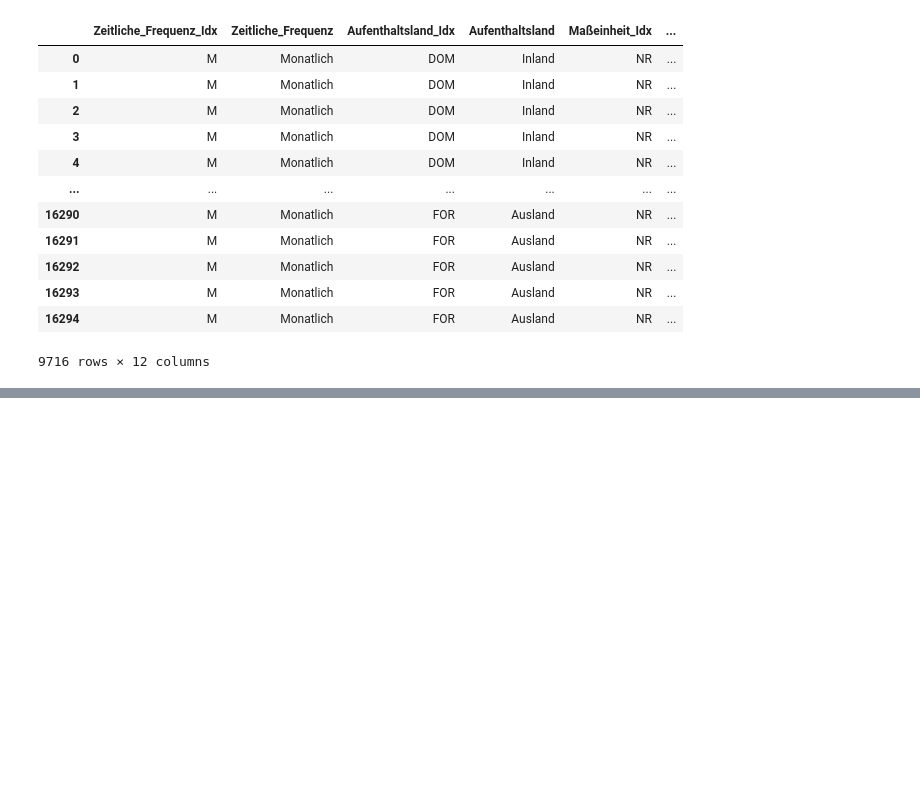
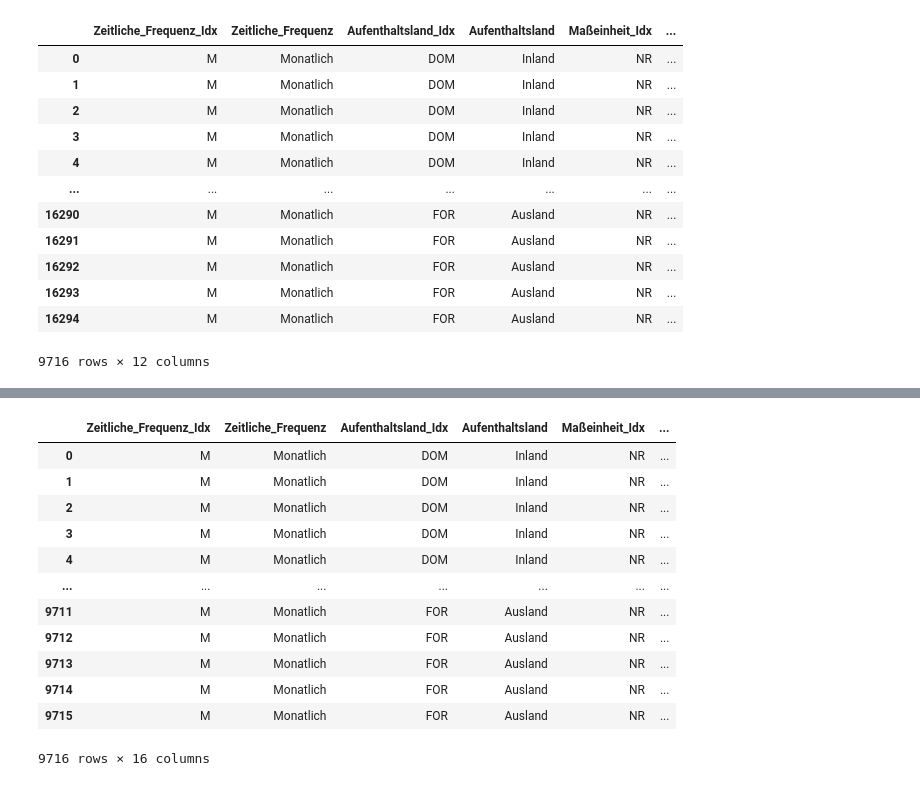
Before and after one commit to predragt565/datascience-abschlussprojekt, a Jupyter notebook: data/estat_tour_overnight_stays_eu10.ipynb, the cells around one changed output, grey strips where cells are left out. Drawn from its saved outputs; the diff is of its cells as text; code cells hidden in the pictures; blank space fills up the shorter version.

```diff
--- a/data/estat_tour_overnight_stays_eu10.ipynb
+++ b/data/estat_tour_overnight_stays_eu10.ipynb
@@ -155,3 +192,44 @@ display(df_pct)
+# %%
+# Calculate percentage change same month over base year 2012
+# Define the grouping columns
+group_cols = ["Aufenthaltsland_Idx", "NACEr2_Idx", "Geopolitische_Meldeeinheit_Idx"]
+
+# # Extract month part to align with base year
+df_anzahl["month"] = df_anzahl["JahrMonat"].str[-2:]
+
+# Create a reference DataFrame with 2012 values
+base = (
+    df_anzahl[df_anzahl["JahrMonat"].str.startswith("2012")]
+    .loc[:, group_cols + ["month", "value"]]
+    .rename(columns={"value": "base_value"})
+)
+
+# Merge base year values on group + month
+df_12 = df_anzahl.merge(base, on=group_cols + ["month"], how="left")
+
+# Calculate percentage change from base
+df_12["pch_sm_12"] = np.where(
+    df_12["base_value"].notnull() & (df_12["base_value"] != 0),
+    round(((df_12["value"] - df_12["base_value"]) / df_12["base_value"]) * 100, 2),
+    np.nan
+)
+df_anzahl["pch_sm_12"] = df_12["pch_sm_12"].copy()
+
+display(df_anzahl)
+# %% [output]
+|  | Zeitliche_Frequenz_Idx | Zeitliche_Frequenz | Aufenthaltsland_Idx | Aufenthaltsland | Maßeinheit_Idx | ... |
+| 0 | M | Monatlich | DOM | Inland | NR | ... |
+| 1 | M | Monatlich | DOM | Inland | NR | ... |
+| 2 | M | Monatlich | DOM | Inland | NR | ... |
+| 3 | M | Monatlich | DOM | Inland | NR | ... |
+| 4 | M | Monatlich | DOM | Inland | NR | ... |
+| ... | ... | ... | ... | ... | ... | ... |
+| 9711 | M | Monatlich | FOR | Ausland | NR | ... |
+| 9712 | M | Monatlich | FOR | Ausland | NR | ... |
+| 9713 | M | Monatlich | FOR | Ausland | NR | ... |
+| 9714 | M | Monatlich | FOR | Ausland | NR | ... |
+| 9715 | M | Monatlich | FOR | Ausland | NR | ... |
+9716 rows × 16 columns
 # %%
 import pandas as pd
 import numpy as np
```
Also changed, not shown: parts of 13 cells of this notebook, 1 other file.
